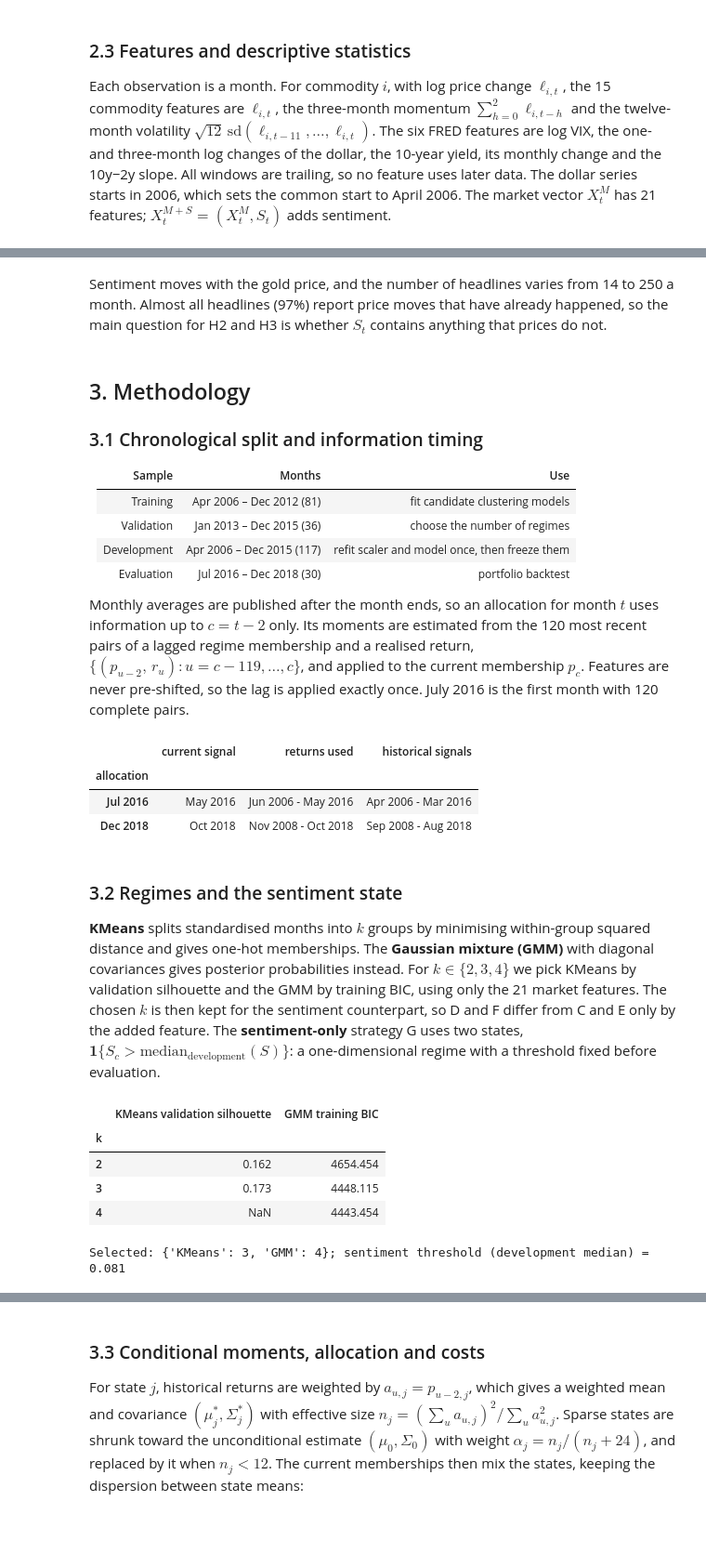
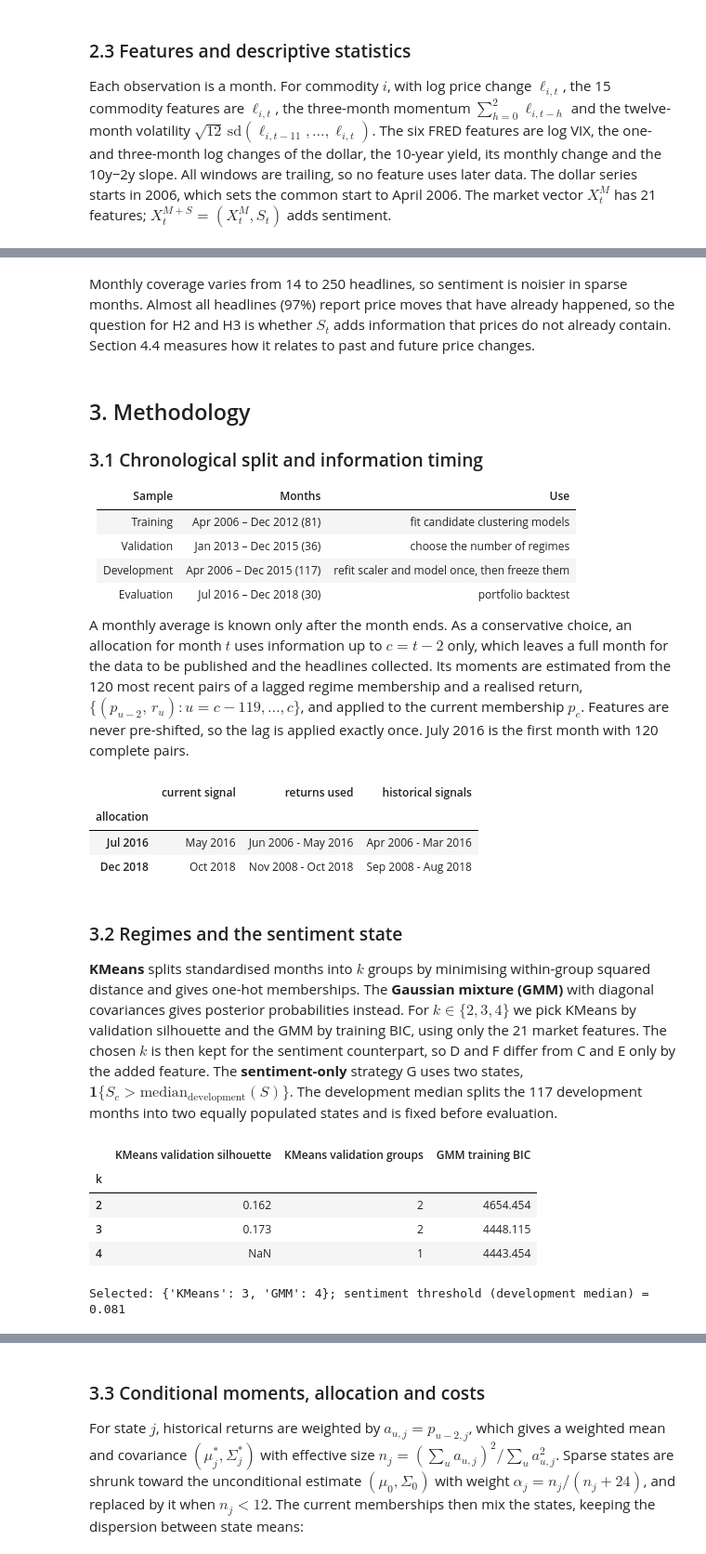
Before and after one commit to onsjd/Machine-learning-for-portfolio-management, a Jupyter notebook: Final_Research_Notebook.ipynb, the cells around one changed output, grey strips where cells are left out. Shown at 93% size. Saved outputs shown, nothing was run; the diff lists cells and outputs as text; code cells hidden in the pictures; blank space fills up the shorter version.

```diff
--- a/Final_Research_Notebook.ipynb
+++ b/Final_Research_Notebook.ipynb
@@ -224,5 +222,5 @@ plt.show()
 # %% [markdown]
-Sentiment moves with the gold price, and the number of headlines varies from 14 to 250 a month. Almost all headlines (97%) report price moves that have already happened, so the main question for H2 and H3 is whether $S_t$ contains anything that prices do not.
+Monthly coverage varies from 14 to 250 headlines, so sentiment is noisier in sparse months. Almost all headlines (97%) report price moves that have already happened, so the question for H2 and H3 is whether $S_t$ adds information that prices do not already contain. Section 4.4 measures how it relates to past and future price changes.
 # %% [markdown]
 ## 3. Methodology
 ### 3.1 Chronological split and information timing
@@ -233,7 +231,7 @@ Sentiment moves with the gold price, and the number of headlines varies from 14
 | Development | Apr 2006 – Dec 2015 (117) | refit scaler and model once, then freeze them |
 | Evaluation | Jul 2016 – Dec 2018 (30) | portfolio backtest |
 
-Monthly averages are published after the month ends, so an allocation for month $t$ uses information up to $c=t-2$ only. Its moments are estimated from the 120 most recent pairs of a lagged regime membership and a realised return, $\{(p_{u-2},\,r_u):u=c-119,\dots,c\}$, and applied to the current membership $p_c$. Features are never pre-shifted, so the lag is applied exactly once. July 2016 is the first month with 120 complete pairs.
+A monthly average is known only after the month ends. As a conservative choice, an allocation for month $t$ uses information up to $c=t-2$ only, which leaves a full month for the data to be published and the headlines collected. Its moments are estimated from the 120 most recent pairs of a lagged regime membership and a realised return, $\{(p_{u-2},\,r_u):u=c-119,\dots,c\}$, and applied to the current membership $p_c$. Features are never pre-shifted, so the lag is applied exactly once. July 2016 is the first month with 120 complete pairs.
 # %%
 train_dates = common[common <= TRAIN_END]
 valid_dates = common[(common > TRAIN_END) & (common <= MODEL_END)]
@@ -255,7 +253,7 @@ display(pd.DataFrame([{
 | Dec 2018 | Oct 2018 | Nov 2008 - Oct 2018 | Sep 2008 - Aug 2018 |
 # %% [markdown]
 ### 3.2 Regimes and the sentiment state
-**KMeans** splits standardised months into $k$ groups by minimising within-group squared distance and gives one-hot memberships. The **Gaussian mixture (GMM)** with diagonal covariances gives posterior probabilities instead. For $k\in\{2,3,4\}$ we pick KMeans by validation silhouette and the GMM by training BIC, using only the 21 market features. The chosen $k$ is then kept for the sentiment counterpart, so D and F differ from C and E only by the added feature. The **sentiment-only** strategy G uses two states, $\mathbf 1\{S_c>\text{median}_{\text{development}}(S)\}$: a one-dimensional regime with a threshold fixed before evaluation.
+**KMeans** splits standardised months into $k$ groups by minimising within-group squared distance and gives one-hot memberships. The **Gaussian mixture (GMM)** with diagonal covariances gives posterior probabilities instead. For $k\in\{2,3,4\}$ we pick KMeans by validation silhouette and the GMM by training BIC, using only the 21 market features. The chosen $k$ is then kept for the sentiment counterpart, so D and F differ from C and E only by the added feature. The **sentiment-only** strategy G uses two states, $\mathbf 1\{S_c>\text{median}_{\text{development}}(S)\}$. The development median splits the 117 development months into two equally populated states and is fixed before evaluation.
 # %%
 def select_counts(data, train_idx, valid_idx):
     scaler = StandardScaler().fit(data.loc[train_idx])
@@ -265,38 +263,40 @@ def select_counts(data, train_idx, valid_idx):
         km = KMeans(n_clusters=k, n_init=30, random_state=SEED).fit(z_train)
         gm = GaussianMixture(n_components=k, covariance_type="diag", reg_covar=1e-4,
                              n_init=10, max_iter=500, random_state=SEED).fit(z_train)
         assert gm.converged_
         groups = km.predict(z_valid)
         silhouette = silhouette_score(z_valid, groups) if 1 < len(np.unique(groups)) < len(groups) else np.nan
-        rows.append({"k": k, "KMeans validation silhouette": silhouette, "GMM training BIC": gm.bic(z_train)})
+        rows.append({"k": k, "KMeans validation silhouette": silhouette,
+                     "KMeans validation groups": len(np.unique(groups)), "GMM training BIC": gm.bic(z_train)})
     table = pd.DataFrame(rows).set_index("k")
-    return {"KMeans": int(table.iloc[:, 0].idxmax()), "GMM": int(table.iloc[:, 1].idxmin())}, table
+    return {"KMeans": int(table["KMeans validation silhouette"].idxmax()),
+            "GMM": int(table["GMM training BIC"].idxmin())}, table
 
 def fit_memberships(data, algorithm, k, dev_idx, seed=SEED):
     """Fit the scaler and model on development months only; return memberships for every month."""
     scaler = StandardScaler().fit(data.loc[dev_idx])
     model = (KMeans(n_clusters=k, n_init=50, random_state=seed) if algorithm == "KMeans" else
              GaussianMixture(n_components=k, covariance_type="diag", reg_covar=1e-4,
                              n_init=20, max_iter=500, random_state=seed))
     model.fit(scaler.transform(data.loc[dev_idx]))
     z = scaler.transform(data)
     p = np.eye(k)[model.predict(z)] if algorithm == "KMeans" else model.predict_proba(z)
     return pd.DataFrame(p, index=data.index)
 
 def sentiment_states(threshold):
     return pd.DataFrame(np.eye(2)[S.gt(threshold).astype(int)], index=common)
 
 selected, selection = select_counts(X_market, train_dates, valid_dates)
 SPECS = {"C": ("KMeans", X_market), "D": ("KMeans", X_sentiment), "E": ("GMM", X_market), "F": ("GMM", X_sentiment)}
 probabilities = {key: fit_memberships(data, alg, selected[alg], dev_dates) for key, (alg, data) in SPECS.items()}
 threshold = S.loc[dev_dates].median()
 probabilities["G"] = sentiment_states(threshold)
 display(selection.round(3))
 print(f"Selected: {selected}; sentiment threshold (development median) = {threshold:.3f}")
 # %% [output]
-|  | KMeans validation silhouette | GMM training BIC |
-| k |  |  |
-| 2 | 0.162 | 4654.454 |
-| 3 | 0.173 | 4448.115 |
-| 4 | NaN | 4443.454 |
+|  | KMeans validation silhouette | KMeans validation groups | GMM training BIC |
+| k |  |  |  |
+| 2 | 0.162 | 2 | 4654.454 |
+| 3 | 0.173 | 2 | 4448.115 |
+| 4 | NaN | 1 | 4443.454 |
 Selected: {'KMeans': 3, 'GMM': 4}; sentiment threshold (development median) = 0.081
```
Also changed, not shown: parts of 16 cells of this notebook.
